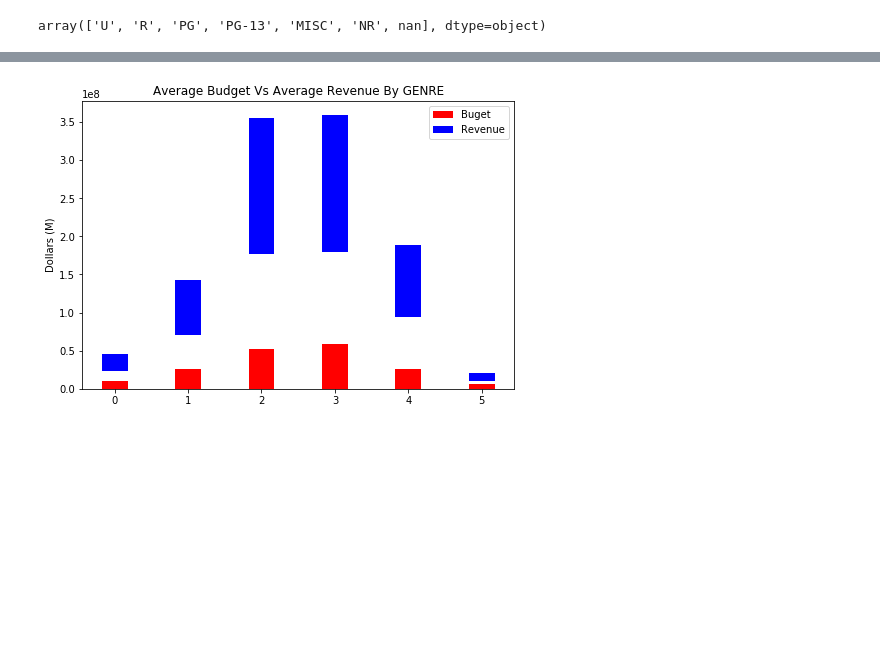
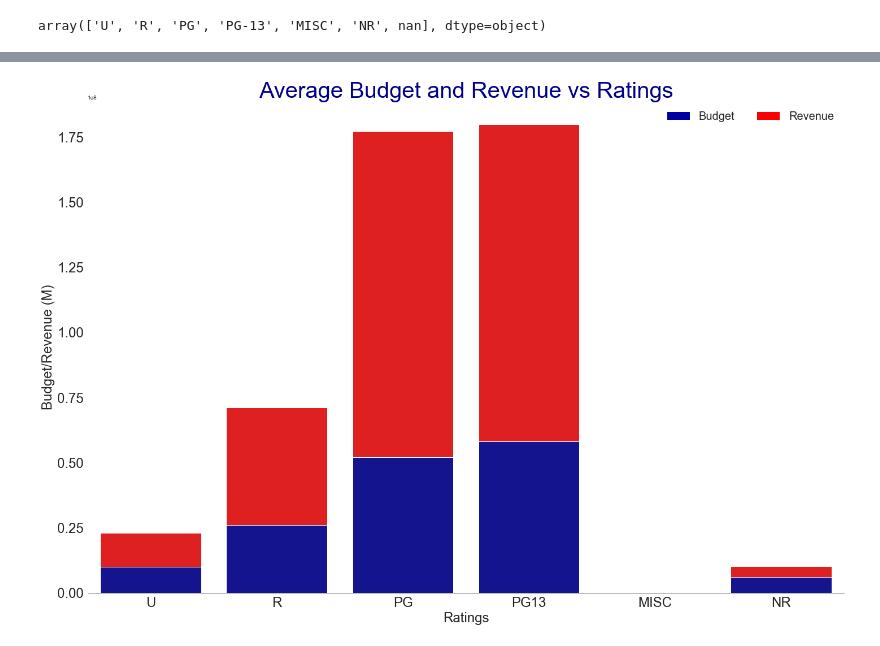
Before and after one commit to phillipojo24/dsc-mod-1-project-v2-1-onl01-dtsc-pt-041320, a Jupyter notebook: student.ipynb, the cells around one changed output, grey strips where cells are left out. Cells and saved outputs as stored; diff of their text form; code cells hidden in the pictures; blank space fills up the shorter version.

```diff
--- a/student.ipynb
+++ b/student.ipynb
@@ -205,0 +208,8 @@ sns.swarmplot(data = tmdb_df, x= 'certification', y ='movie_revenue')
+# %%
+fig_dims = (10,6)
+fig, ax = plt.subplots(figsize = fig_dims)
+
+sns.set_style('darkgrid')
+sns.set(font_scale =1.6)
+
+ax = sns.swarmplot(data = tmdb_df, x= 'certification', y ='movie_revenue')
@@ -213,44 +225,57 @@ R_rev_mean = round(R_rev_df['movie_revenue'].mean(),0)
 PG_rev_df = tmdb_df[tmdb_df['certification'] == 'PG']
 PG_rev_mean = round(PG_rev_df['movie_revenue'].mean(),0)
 PG13_rev_df = tmdb_df[tmdb_df['certification'] == 'PG-13']
 PG13_rev_mean = round(PG13_rev_df['movie_revenue'].mean(),0)
 MISC_rev_df = tmdb_df[tmdb_df['certification'] == 'MISC']
 MISC_rev_mean = round(MISC_rev_df['movie_revenue'].mean(),0)
 NR_rev_df = tmdb_df[tmdb_df['certification'] == 'NR']
 NR_rev_mean = round(NR_rev_df['movie_revenue'].mean(),0)
 
 
 #Average budget Data
 U_budg_df = tmdb_df[tmdb_df['certification'] == 'U']
 U_budg_mean = round(U_budg_df['movie_budget'].mean(),0)
 R_budg_df = tmdb_df[tmdb_df['certification'] == 'R']
 R_budg_mean = round(R_budg_df['movie_budget'].mean(),0)
 PG_budg_df = tmdb_df[tmdb_df['certification'] == 'PG']
 PG_budg_mean = round(PG_budg_df['movie_budget'].mean(),0)
 PG13_budg_df = tmdb_df[tmdb_df['certification'] == 'PG-13']
 PG13_budg_mean = round(PG13_budg_df['movie_budget'].mean(),0)
 MISC_budg_df = tmdb_df[tmdb_df['certification'] == 'MISC']
 MISC_budg_mean = round(MISC_budg_df['movie_budget'].mean(),0)
 NR_budg_df = tmdb_df[tmdb_df['certification'] == 'NR']
 NR_budg_mean = round(NR_budg_df['movie_budget'].mean(),0)
 
 Buget = [U_budg_mean, R_budg_mean, PG_budg_mean, PG13_budg_mean, MISC_budg_mean, NR_budg_mean]
 Revenue = [U_rev_mean, R_rev_mean, PG_rev_mean, PG13_rev_mean, MISC_rev_mean, NR_rev_mean]
 
 Ratings = ["U", "R", "PG", "PG13", "MISC","NR"]
 
-N = 6
-ind = np.arange(N)
-width = 0.35
-fig = plt.figure()
-ax = fig.add_axes([0,0,1,1])
-ax.bar(ind, Buget, width, color='r')
-ax.bar(ind, Revenue, width,bottom=Revenue, color='b')
-ax.set_ylabel('Dollars (M)')
-ax.set_title('Average Budget Vs Average Revenue By GENRE')
-ax.set_xticks(ind, ('U', 'R', 'PG', 'PG-13', 'G5'))
-#ax.set_yticks(np.arange(0, 81, 10))
-ax.legend(labels=['Buget', 'Revenue'])
-plt.show()
+#Set general plot properties
+sns.set_style("white")
+sns.set_context({"figure.figsize": (24, 16)})
+
+#Plot 1 - background - "total" (top) series
+sns.barplot(x = Ratings, y = Revenue, color = "red")
+
+#Plot 2 - overlay - "bottom" series
+bottom_plot = sns.barplot(x = Ratings, y = Buget, color = "#0000A3")
+
+
+topbar = plt.Rectangle((0,0),1,1,fc="red", edgecolor = 'none')
+bottombar = plt.Rectangle((0,0),1,1,fc='#0000A3',  edgecolor = 'none')
+l = plt.legend([bottombar, topbar], ['Budget', 'Revenue'], loc=1, ncol = 2, prop={'size':20})
+l.draw_frame(False)
+
+#Optional code - Make plot look nicer
+sns.despine(left=True)
+bottom_plot.set_ylabel("Budget/Revenue (M)")
+bottom_plot.set_xlabel("Ratings")
+plt.title('Average Budget and Revenue vs Ratings' , fontsize = 40, color = 'darkblue')
+
+#Set fonts to consistent 16pt size
+for item in ([bottom_plot.xaxis.label, bottom_plot.yaxis.label] +
+             bottom_plot.get_xticklabels() + bottom_plot.get_yticklabels()):
+    item.set_fontsize(24)
 # %% [output]
-[figure, old version]
+[figure, new version]
```
Also changed, not shown: parts of 24 cells of this notebook, 2 other files.
